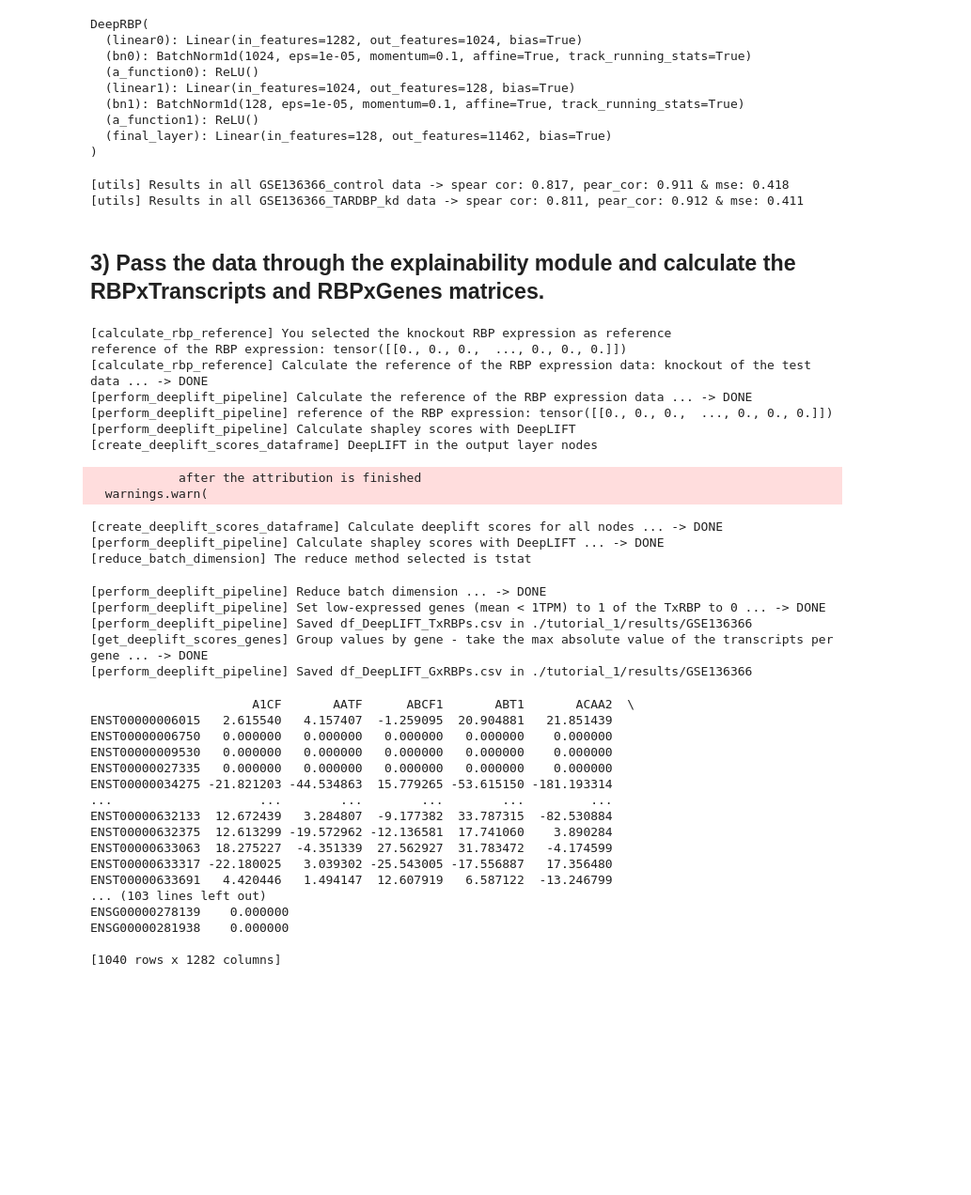
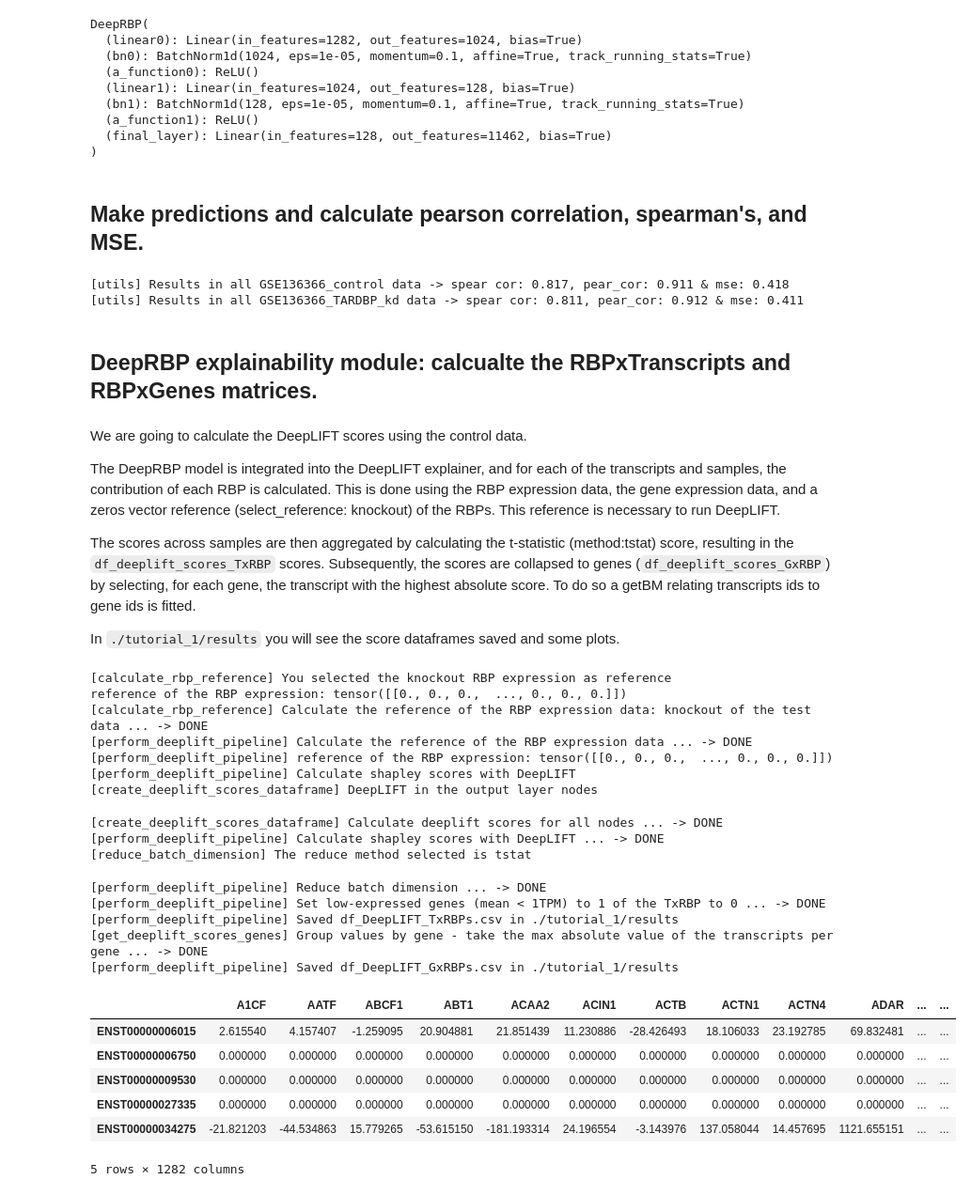
Before and after one commit to ML4BM-Lab/DeepRBP, a Jupyter notebook: tutorials/Tutorial1_real_kds.ipynb, the cells around one changed output. Shown at 94% size. Drawn from its saved outputs; the diff is of its cells as text; code cells hidden in the pictures; blank space fills up the shorter version.

```diff
--- a/tutorials/Tutorial1_real_kds.ipynb
+++ b/tutorials/Tutorial1_real_kds.ipynb
@@ -168,4 +179,6 @@ DeepRBP(
   (a_function1): ReLU()
   (final_layer): Linear(in_features=128, out_features=11462, bias=True)
 )
+# %% [markdown]
+## Make predictions and calculate pearson correlation, spearman's, and MSE.
 # %%
@@ -175,14 +187,22 @@ evaluate_model(model, df_rbps_control, df_gns_control, df_labels_control, df_rbp
 [utils] Results in all GSE136366_control data -> spear cor: 0.817, pear_cor: 0.911 & mse: 0.418
 [utils] Results in all GSE136366_TARDBP_kd data -> spear cor: 0.811, pear_cor: 0.912 & mse: 0.411
 # %% [markdown]
-## 3) Pass the data through the explainability module and calculate the RBPxTranscripts and RBPxGenes matrices.
+## DeepRBP explainability module: calcualte the RBPxTranscripts and RBPxGenes matrices.
+# %% [markdown]
+We are going to calculate the DeepLIFT scores using the control data.
+
+The DeepRBP model is integrated into the DeepLIFT explainer, and for each of the transcripts and samples, the contribution of each RBP is calculated. This is done using the RBP expression data, the gene expression data, and a zeros vector reference (select_reference: knockout) of the RBPs. This reference is necessary to run DeepLIFT.
+
+The scores across samples are then aggregated by calculating the t-statistic (method:tstat) score, resulting in the `df_deeplift_scores_TxRBP` scores. Subsequently, the scores are collapsed to genes (`df_deeplift_scores_GxRBP`) by selecting, for each gene, the transcript with the highest absolute score. To do so a getBM relating transcripts ids to gene ids is fitted.
+
+In `./tutorial_1/results` you will see the score dataframes saved and some plots.
 # %%
 df_deeplift_scores_TxRBP, df_deeplift_scores_GxRBP = perform_deeplift_pipeline(
                                                         df_scaled_test = df_rbps_control,
                                                         test_labels = df_labels_control,
                                                         test_gn = df_gns_control,
                                                         model = model,
-                                                        path_save = path_save,
+                                                        path_save = path_result,
                                                         getBM = getBM,
                                                         select_reference='knockout',
                                                         method='tstat'
@@ -195,34 +215,21 @@ reference of the RBP expression: tensor([[0., 0., 0.,  ..., 0., 0., 0.]])
 [perform_deeplift_pipeline] reference of the RBP expression: tensor([[0., 0., 0.,  ..., 0., 0., 0.]])
 [perform_deeplift_pipeline] Calculate shapley scores with DeepLIFT
 [create_deeplift_scores_dataframe] DeepLIFT in the output layer nodes
-            after the attribution is finished
-  warnings.warn(
+[create_deeplift_scores_dataframe] Calculate deeplift scores for all nodes ... -> DONE
+[perform_deeplift_pipeline] Calculate shapley scores with DeepLIFT ... -> DONE
+[reduce_batch_dimension] The reduce method selected is tstat
-[create_deeplift_scores_dataframe] Calculate deeplift scores for all nodes ... -> DONE
-[perform_deeplift_pipeline] Calculate shapley scores with DeepLIFT ... -> DONE
-[reduce_batch_dimension] The reduce method selected is tstat
+[perform_deeplift_pipeline] Reduce batch dimension ... -> DONE
+[perform_deeplift_pipeline] Set low-expressed genes (mean < 1TPM) to 1 of the TxRBP to 0 ... -> DONE
+[perform_deeplift_pipeline] Saved df_DeepLIFT_TxRBPs.csv in ./tutorial_1/results
+[get_deeplift_scores_genes] Group values by gene - take the max absolute value of the transcripts per gene ... -> DONE
+[perform_deeplift_pipeline] Saved df_DeepLIFT_GxRBPs.csv in ./tutorial_1/results
-[perform_deeplift_pipeline] Reduce batch dimension ... -> DONE
-[perform_deeplift_pipeline] Set low-expressed genes (mean < 1TPM) to 1 of the TxRBP to 0 ... -> DONE
-[perform_deeplift_pipeline] Saved df_DeepLIFT_TxRBPs.csv in ./tutorial_1/results/GSE136366
-[get_deeplift_scores_genes] Group values by gene - take the max absolute value of the transcripts per gene ... -> DONE
-[perform_deeplift_pipeline] Saved df_DeepLIFT_GxRBPs.csv in ./tutorial_1/results/GSE136366
 # %%
-print(df_deeplift_scores_TxRBP)
-print(df_deeplift_scores_GxRBP)
+df_deeplift_scores_TxRBP.head()
 # %% [output]
+|  | A1CF | AATF | ABCF1 | ABT1 | ACAA2 | ACIN1 | ACTB | ACTN1 | ACTN4 | ADAR | ... | ... |
+| ENST00000006015 | 2.615540 | 4.157407 | -1.259095 | 20.904881 | 21.851439 | 11.230886 | -28.426493 | 18.106033 | 23.192785 | 69.832481 | ... | ... |
+| ENST00000006750 | 0.000000 | 0.000000 | 0.000000 | 0.000000 | 0.000000 | 0.000000 | 0.000000 | 0.000000 | 0.000000 | 0.000000 | ... | ... |
+| ENST00000009530 | 0.000000 | 0.000000 | 0.000000 | 0.000000 | 0.000000 | 0.000000 | 0.000000 | 0.000000 | 0.000000 | 0.000000 | ... | ... |
+| ENST00000027335 | 0.000000 | 0.000000 | 0.000000 | 0.000000 | 0.000000 | 0.000000 | 0.000000 | 0.000000 | 0.000000 | 0.000000 | ... | ... |
+| ENST00000034275 | -21.821203 | -44.534863 | 15.779265 | -53.615150 | -181.193314 | 24.196554 | -3.143976 | 137.058044 | 14.457695 | 1121.655151 | ... | ... |
-                      A1CF       AATF      ABCF1       ABT1       ACAA2  \
-ENST00000006015   2.615540   4.157407  -1.259095  20.904881   21.851439
-ENST00000006750   0.000000   0.000000   0.000000   0.000000    0.000000
-ENST00000009530   0.000000   0.000000   0.000000   0.000000    0.000000
-ENST00000027335   0.000000   0.000000   0.000000   0.000000    0.000000
-ENST00000034275 -21.821203 -44.534863  15.779265 -53.615150 -181.193314
-...                    ...        ...        ...        ...         ...
-ENST00000632133  12.672439   3.284807  -9.177382  33.787315  -82.530884
-ENST00000632375  12.613299 -19.572962 -12.136581  17.741060    3.890284
-ENST00000633063  18.275227  -4.351339  27.562927  31.783472   -4.174599
-ENST00000633317 -22.180025   3.039302 -25.543005 -17.556887   17.356480
-ENST00000633691   4.420446   1.494147  12.607919   6.587122  -13.246799
-... (103 lines left out)
-ENSG00000278139    0.000000
-ENSG00000281938    0.000000
-
-[1040 rows x 1282 columns]
+5 rows × 1282 columns
```
Also changed, not shown: parts of 17 cells of this notebook, 16 other files.
